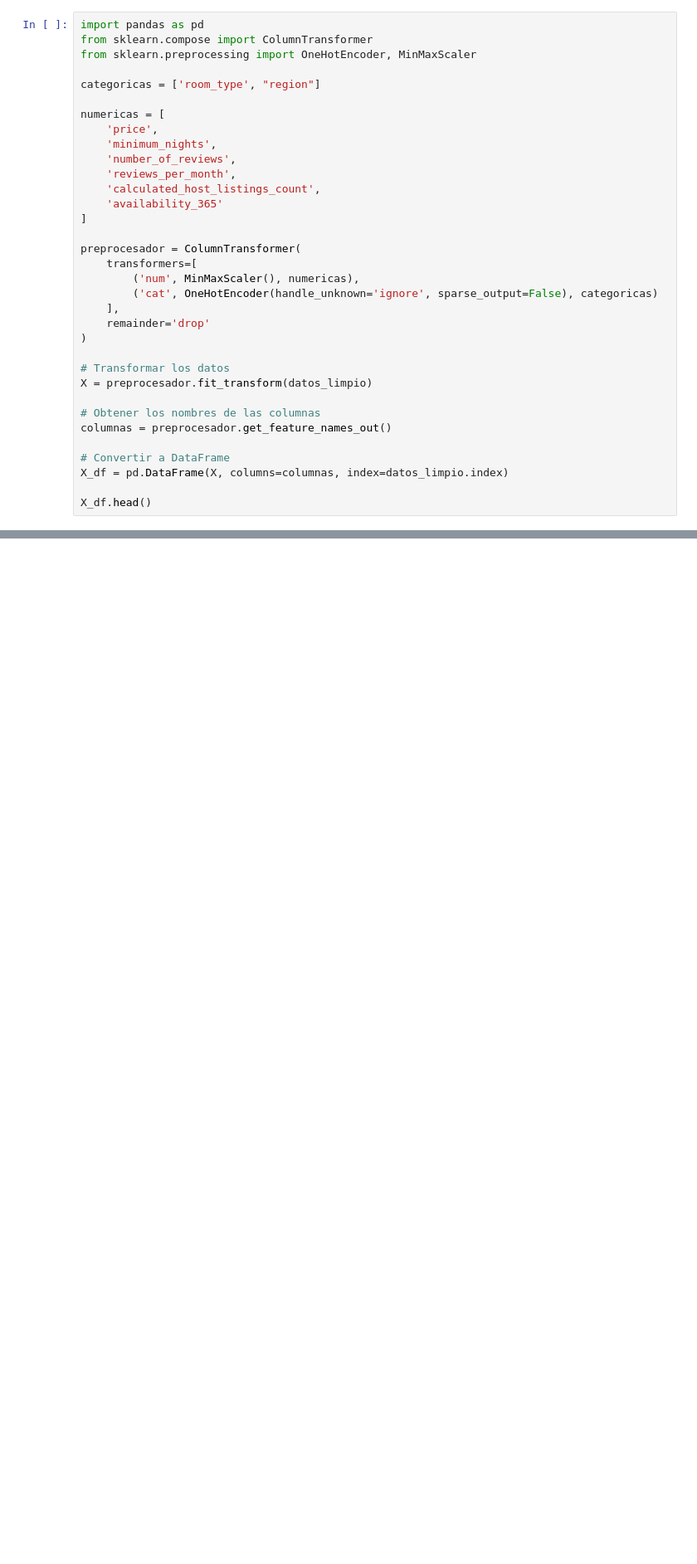
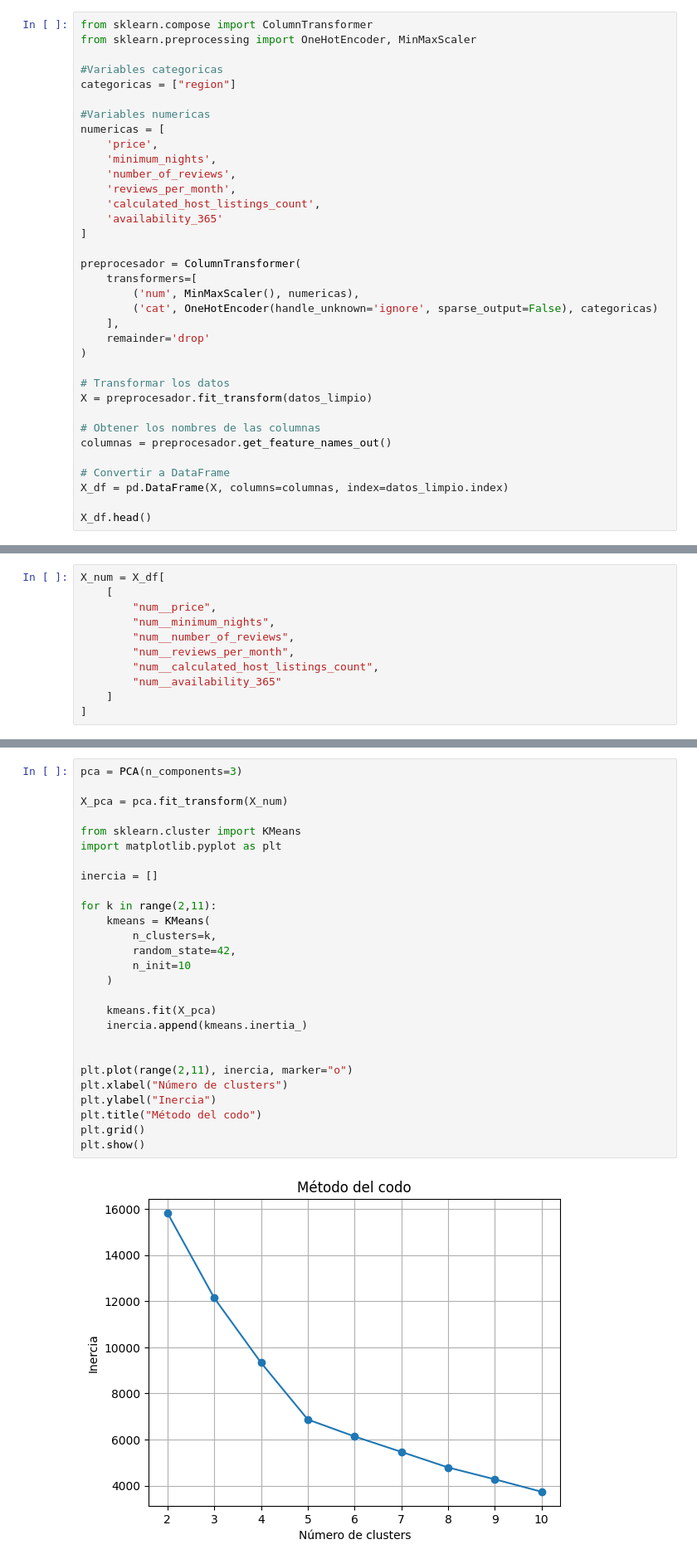
Before and after one commit to HaloReach2552/Proyecto-Data-Science-Airbnb, a Jupyter notebook: proyecto.ipynb, the cells around one changed output, grey strips where cells are left out. Shown at 83% size. Cells and saved outputs as stored; diff of their text form; blank space fills up the shorter version.

```diff
--- a/proyecto.ipynb
+++ b/proyecto.ipynb
@@ -446,10 +433,11 @@ datos_limpio["region"] = datos_limpio["city"].map(regiones)
 # %%
-import pandas as pd
 from sklearn.compose import ColumnTransformer
 from sklearn.preprocessing import OneHotEncoder, MinMaxScaler
 
-categoricas = ['room_type', "region"]
+#Variables categoricas
+categoricas = ["region"]
 
+#Variables numericas
 numericas = [
     'price',
     'minimum_nights',
@@ -592,0 +477,11 @@ datos_segmentacion.groupby("cluster").mean()
+# %%
+X_num = X_df[
+    [
+        "num__price",
+        "num__minimum_nights",
+        "num__number_of_reviews",
+        "num__reviews_per_month",
+        "num__calculated_host_listings_count",
+        "num__availability_365"
+    ]
+]
@@ -592,0 +509,29 @@ datos_segmentacion.groupby("cluster").mean()
+# %%
+pca = PCA(n_components=3)
+
+X_pca = pca.fit_transform(X_num)
+
+from sklearn.cluster import KMeans
+import matplotlib.pyplot as plt
+
+inercia = []
+
+for k in range(2,11):
+    kmeans = KMeans(
+        n_clusters=k,
+        random_state=42,
+        n_init=10
+    )
+
+    kmeans.fit(X_pca)
+    inercia.append(kmeans.inertia_)
+
+
+plt.plot(range(2,11), inercia, marker="o")
+plt.xlabel("Número de clusters")
+plt.ylabel("Inercia")
+plt.title("Método del codo")
+plt.grid()
+plt.show()
+# %% [output]
+[figure, added]
```
Also changed, not shown: parts of 22 cells of this notebook.
